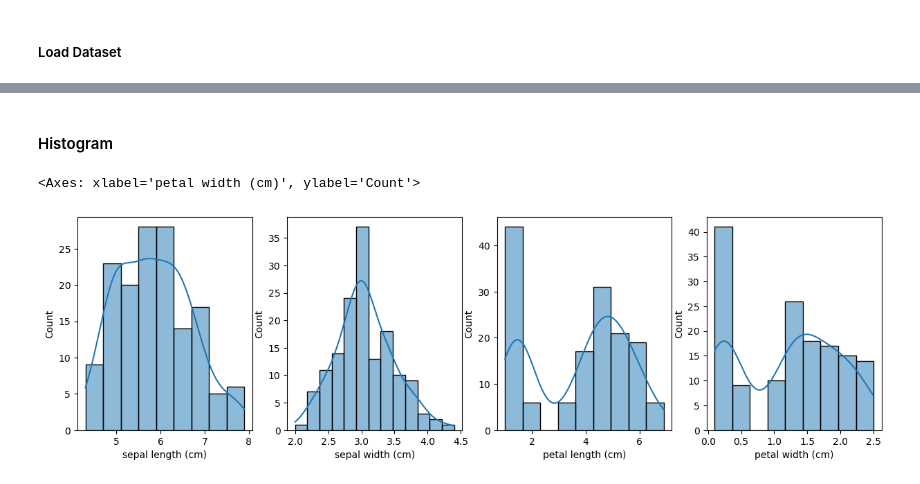
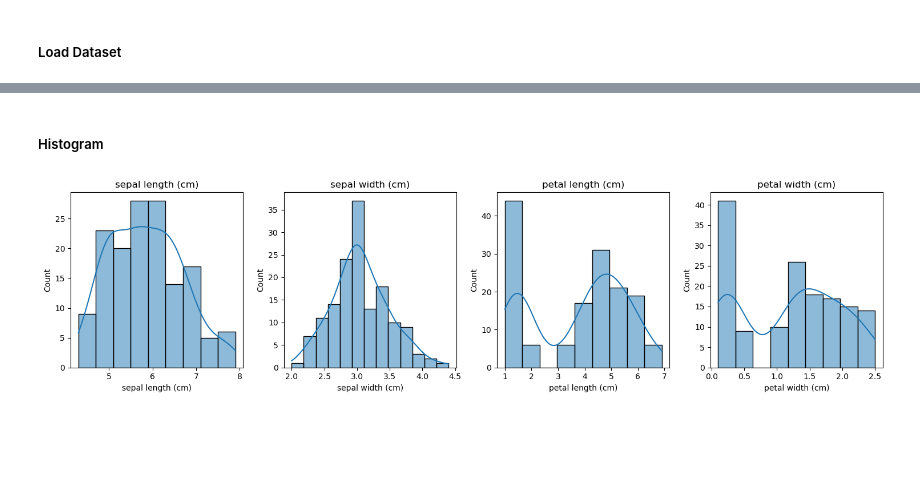
Before and after one commit to horacekangholie/ds-eda-01-iris-dataset, a Jupyter notebook: eda-iris-dataset.ipynb, the cells around one changed output, grey strips where cells are left out. Cells and saved outputs as stored; diff of their text form; code cells hidden in the pictures; blank space fills up the shorter version.

```diff
--- a/eda-iris-dataset.ipynb
+++ b/eda-iris-dataset.ipynb
@@ -37,12 +19,18 @@ df_data
 # %% [markdown]
-#### Histogram
+##### Histogram
 # %%
-fig, axes = plt.subplots(nrows=1, ncols=4)
-fig.set_size_inches(15, 4)
-sns.histplot(x="sepal length (cm)", data=df_data, ax=axes[0], kde=True)
-sns.histplot(x="sepal width (cm)", data=df_data, ax=axes[1], kde=True)
-sns.histplot(x="petal length (cm)", data=df_data, ax=axes[2], kde=True)
-sns.histplot(x="petal width (cm)", data=df_data, ax=axes[3], kde=True)
+# Prepare the list of feature names from the dataset
+feature_names = iris.feature_names
+
+# Create subplots: 1 row, 4 columns (one for each feature)
+fig, axes = plt.subplots(nrows=1, ncols=4, figsize=(15, 4))
+
+# Loop through each feature and plot histogram with KDE
+for i, feature in enumerate(feature_names):
+    axes[i].set_title(feature)
+    sns.histplot(data=df_data, x=feature, ax=axes[i], kde=True)
+
+plt.tight_layout()  # Adjust layout to prevent overlap
+plt.show()
 # %% [output]
-<Axes: xlabel='petal width (cm)', ylabel='Count'>
-[figure, old version]
+[figure, new version]
```
Also changed, not shown: parts of 6 cells of this notebook, 4 other files.
